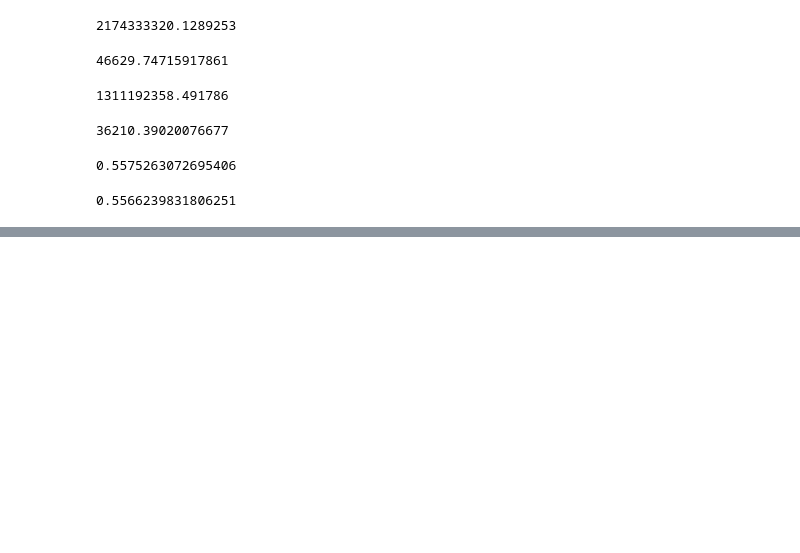
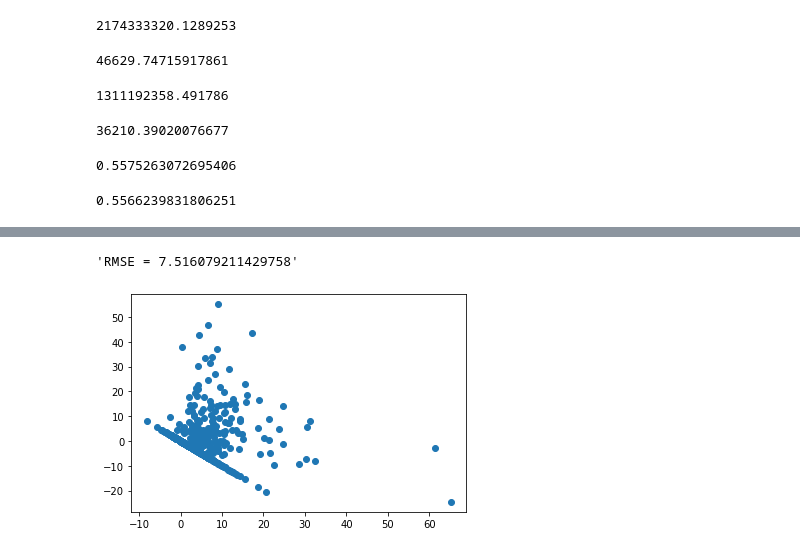
Before and after one commit to Samuel-Cespedes/pair_programming, a Jupyter notebook: forecast_HIV_infections/cs_regression.ipynb, the cells around one changed output, grey strips where cells are left out. Cells and saved outputs as stored; diff of their text form; code cells hidden in the pictures; blank space fills up the shorter version.

```diff
--- a/forecast_HIV_infections/cs_regression.ipynb
+++ b/forecast_HIV_infections/cs_regression.ipynb
@@ -544,0 +585,26 @@ final_lasso_rss
+# %%
+from src.helper import fit_predict_plot
+def fit_predict_plot(df, features, response):
+    X = df[features]
+    y = df[response]
+
+    X_train, X_test, y_train, y_test = train_test_split(X,y)
+
+    model = LinearRegression()
+    model.fit(X_train, y_train)
+
+    yhat = model.predict(X_test)
+
+    plt.scatter(yhat, y_test - yhat);
+    return f'RMSE = {np.sqrt(mean_squared_error(y_test, yhat))}'
+# %%
+fit_predict_plot(hiv, ['MH_fac',
+       'Med_MH_fac', 'Med_SA_fac', 'Med_SMAT_fac',
+       'Med_TMAT_fac', 'PLHIV', 'Population', 'SA_fac', 'SMAT_fac', 'TMAT_fac',
+       'drugdeathrate', 'drugdeathrate_est', 'drugdeaths', 'mme_percap',
+       'partD30dayrxrate', 'pctunins', 'num_SSPs', 'drugdep',
+       'pctunmetneed', 'ADULTMEN', 'unemployment_rate','%msm12month', 'poverty_rate',
+       'household_income'], 'HIVincidence')
+# %% [output]
+'RMSE = 7.516079211429758'
+[figure, added]
```
Also changed, not shown: parts of 4 cells of this notebook.
